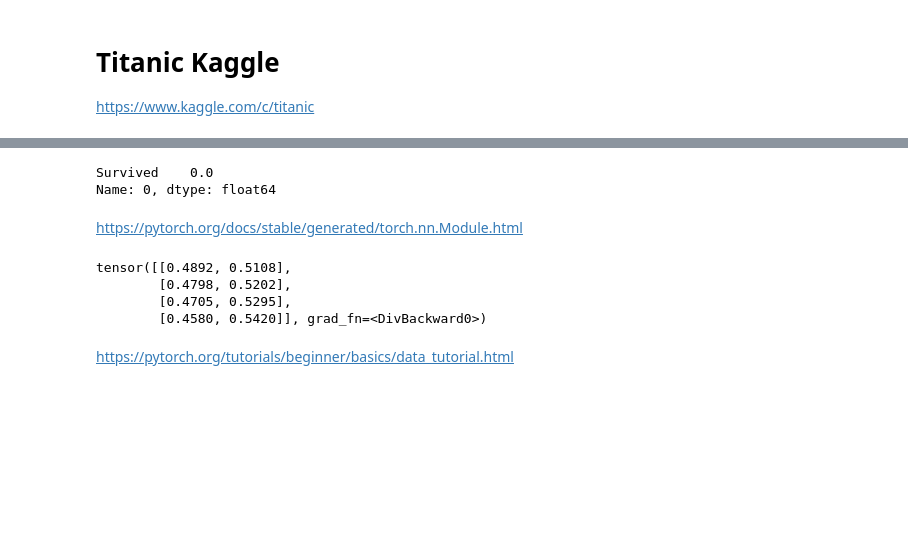
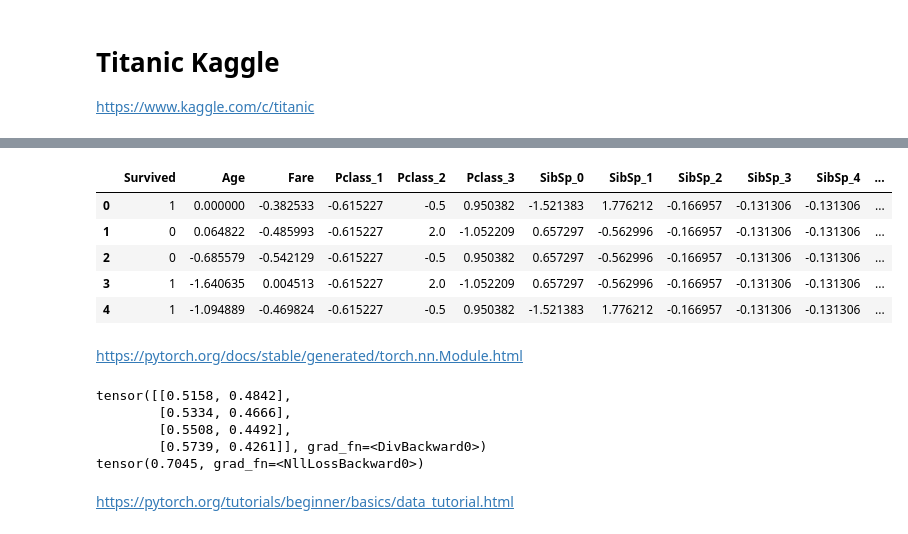
Before and after one commit to dmitrymailk/learn_DL, a Jupyter notebook: dive_into_dl/LinearRegression.ipynb, the cells around one changed output, grey strips where cells are left out. Drawn from its saved outputs; the diff is of its cells as text; code cells hidden in the pictures; blank space fills up the shorter version.

```diff
--- a/dive_into_dl/LinearRegression.ipynb
+++ b/dive_into_dl/LinearRegression.ipynb
@@ -98,9 +124,12 @@ dataset_train.head()
-# %%
-dataset_train.iloc[0][['Survived']]
-# some = dataset_train.iloc[0]
-# %% [output]
-Survived    0.0
-Name: 0, dtype: float64
+# %%
+dataset_test.head(5)
+# %% [output]
+|  | Survived | Age | Fare | Pclass_1 | Pclass_2 | Pclass_3 | SibSp_0 | SibSp_1 | SibSp_2 | SibSp_3 | SibSp_4 | ... |
+| 0 | 1 | 0.000000 | -0.382533 | -0.615227 | -0.5 | 0.950382 | -1.521383 | 1.776212 | -0.166957 | -0.131306 | -0.131306 | ... |
+| 1 | 0 | 0.064822 | -0.485993 | -0.615227 | 2.0 | -1.052209 | 0.657297 | -0.562996 | -0.166957 | -0.131306 | -0.131306 | ... |
+| 2 | 0 | -0.685579 | -0.542129 | -0.615227 | -0.5 | 0.950382 | 0.657297 | -0.562996 | -0.166957 | -0.131306 | -0.131306 | ... |
+| 3 | 1 | -1.640635 | 0.004513 | -0.615227 | 2.0 | -1.052209 | 0.657297 | -0.562996 | -0.166957 | -0.131306 | -0.131306 | ... |
+| 4 | 1 | -1.094889 | -0.469824 | -0.615227 | -0.5 | 0.950382 | -1.521383 | 1.776212 | -0.166957 | -0.131306 | -0.131306 | ... |
 # %%
 # some.drop(labels=['Survived'])
 # %% [markdown]
@@ -122,8 +151,6 @@ class LinearRegressionDirty(nn.Module):
         size=(1,targets),
         requires_grad=True))
 
-
-
   @staticmethod
   def cross_entropy(y_hat, y):
     return -torch.log(y_hat[range(len(y_hat)), y])
@@ -134,21 +161,44 @@ class LinearRegressionDirty(nn.Module):
     return x / x_sum
 
   def forward(self, x):
-    # print(self.W.shape, x.shape, self.b.shape)
     x = torch.matmul(x, self.W) + self.b
-    # print(x.shape)
     x = self.softmax(x)
     return x
 
+class CustomSGD:
+  def __init__(self,
+               params=None,
+               lr=None
+    ):
+    self.lr = lr
+    self.params = params
+
+  def step(self):
+    # print("Step")
+    with torch.no_grad():
+      for param in self.params:
+        # print(param.grad)
+        param -= self.lr * param.grad
+
+  def zero_grad(self):
+    for param in self.params:
+      param.grad.zero_()
 
 model = LinearRegressionDirty(features=3, targets=2)
-# print("model.parameters", list(model.parameters()))
-model(torch.tensor([[1, 2, 3], [4, 5, 6], [7, 8, 9], [11, 12, 13]], dtype=torch.float32))
+print(model(torch.tensor([[1, 2, 3], [4, 5, 6], [7, 8, 9], [11, 12, 13]], dtype=torch.float32)))
+predicts = model(torch.tensor([[1, 2, 3], [4, 5, 6], [7, 8, 9], [11, 12, 13]], dtype=torch.float32))
+loss = nn.CrossEntropyLoss()(predicts, torch.tensor([0, 1, 0, 1]))
+print(loss)
+loss.backward()
+opt = CustomSGD(params=model.parameters(), lr=0.01)
+
+opt.step()
 # %% [output]
-tensor([[0.4892, 0.5108],
-        [0.4798, 0.5202],
-        [0.4705, 0.5295],
-        [0.4580, 0.5420]], grad_fn=<DivBackward0>)
+tensor([[0.5158, 0.4842],
+        [0.5334, 0.4666],
+        [0.5508, 0.4492],
+        [0.5739, 0.4261]], grad_fn=<DivBackward0>)
+tensor(0.7045, grad_fn=<NllLossBackward0>)
 # %% [markdown]
 https://pytorch.org/tutorials/beginner/basics/data_tutorial.html
 # %%
```
Also changed, not shown: parts of 11 cells of this notebook.
